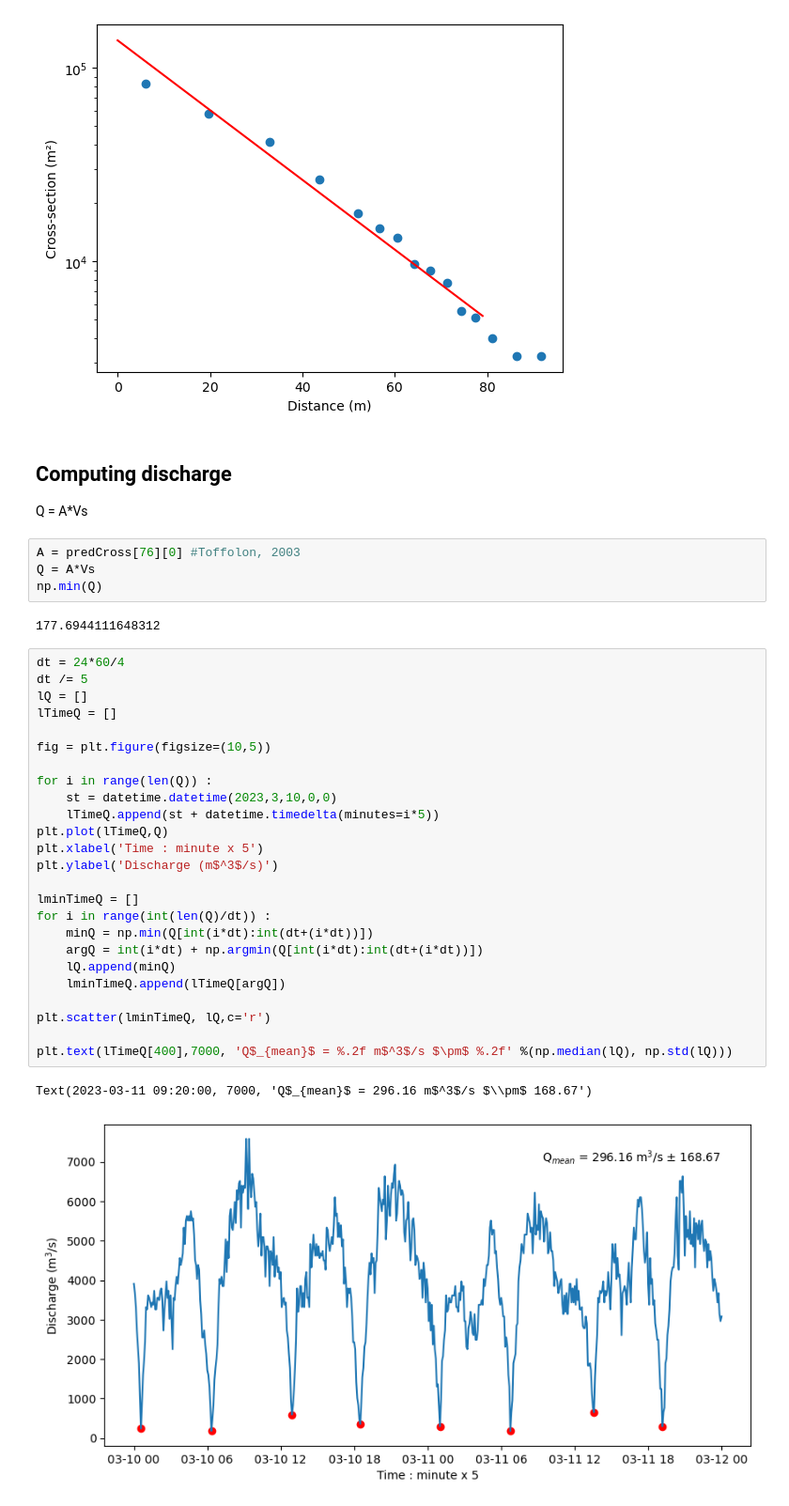
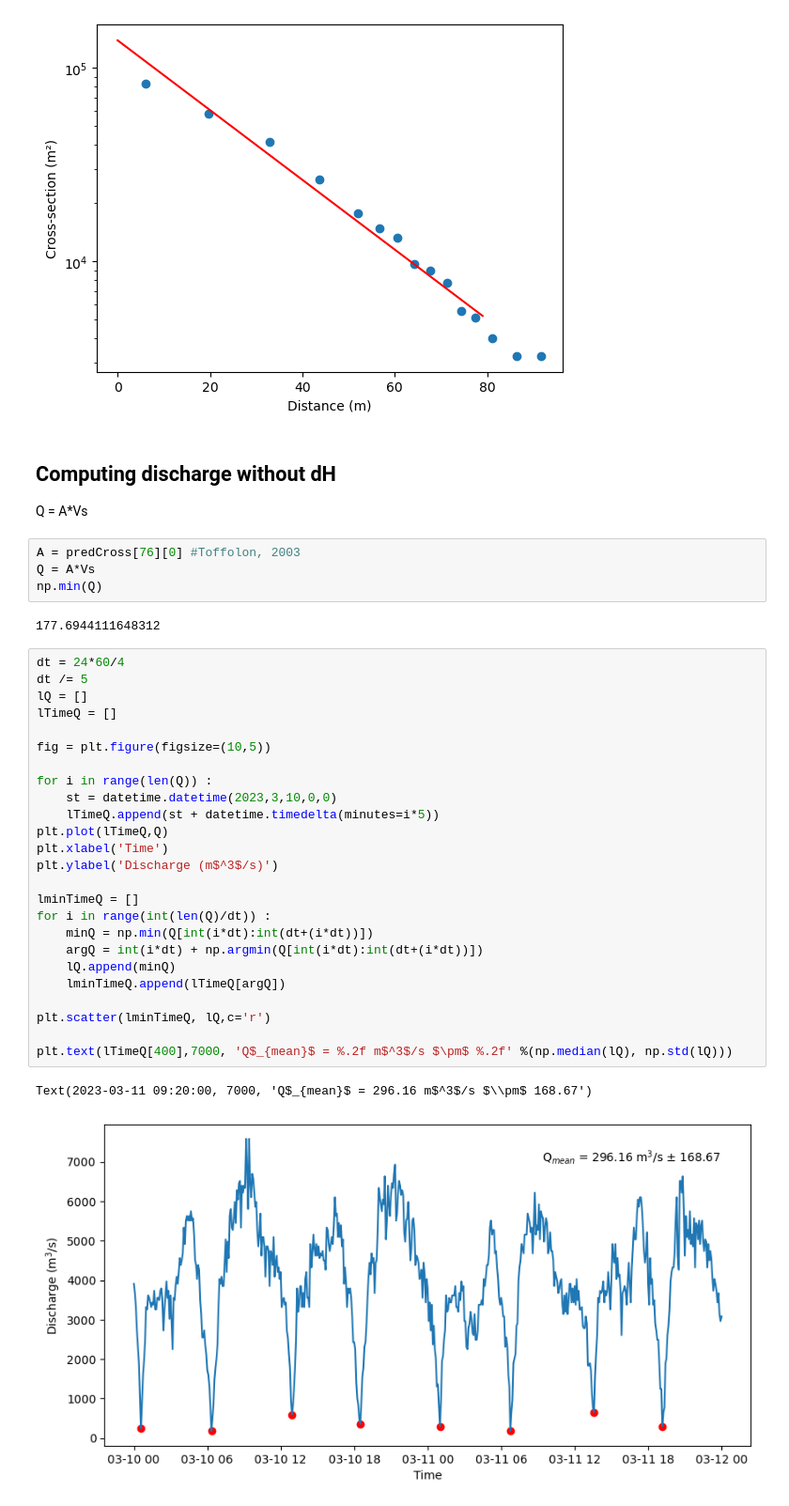
Before and after one commit to jgovoort/PlanktonOfSchelde, a Jupyter notebook: notebooks/Discharge.ipynb, the cells around one changed output. Shown at 94% size. Saved outputs shown, nothing was run; the diff lists cells and outputs as text.

```diff
--- a/notebooks/Discharge.ipynb
+++ b/notebooks/Discharge.ipynb
@@ -86,7 +86,7 @@ print('Au kilometre %i la cross-section = %.2f m²' %(xpred[76][0], predCross[76
 Au kilometre 76 la cross-section = 5923.15 m²
 [figure]
 # %% [markdown]
-## Computing discharge
+## Computing discharge without dH
 Q = A*Vs
 # %%
 A = predCross[76][0] #Toffolon, 2003
@@ -97,28 +97,28 @@ np.min(Q)
 # %%
 dt = 24*60/4
 dt /= 5
 lQ = []
 lTimeQ = []
 
 fig = plt.figure(figsize=(10,5))
 
 for i in range(len(Q)) :
     st = datetime.datetime(2023,3,10,0,0)
     lTimeQ.append(st + datetime.timedelta(minutes=i*5))
 plt.plot(lTimeQ,Q)
-plt.xlabel('Time : minute x 5')
+plt.xlabel('Time')
 plt.ylabel('Discharge (m$^3$/s)')
 
 lminTimeQ = []
 for i in range(int(len(Q)/dt)) :
     minQ = np.min(Q[int(i*dt):int(dt+(i*dt))])
     argQ = int(i*dt) + np.argmin(Q[int(i*dt):int(dt+(i*dt))])
     lQ.append(minQ)
     lminTimeQ.append(lTimeQ[argQ])
 
 plt.scatter(lminTimeQ, lQ,c='r')
 
 plt.text(lTimeQ[400],7000, 'Q$_{mean}$ = %.2f m$^3$/s $\pm$ %.2f' %(np.median(lQ), np.std(lQ)))
 # %% [output]
 Text(2023-03-11 09:20:00, 7000, 'Q$_{mean}$ = 296.16 m$^3$/s $\\pm$ 168.67')
-[figure, old version]
+[figure, new version]
```
Also changed, not shown: parts of 8 cells of this notebook, 8 other files.
